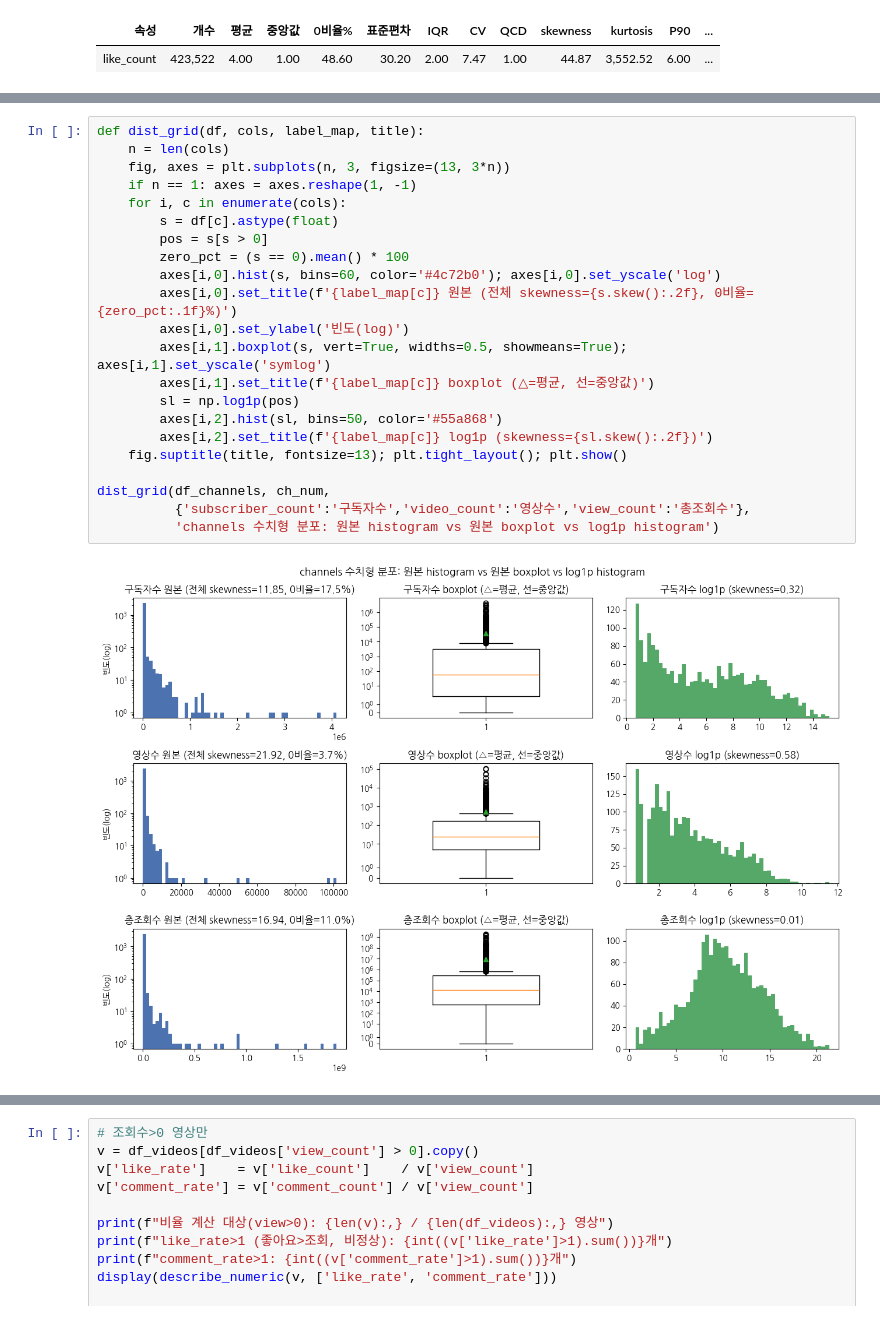
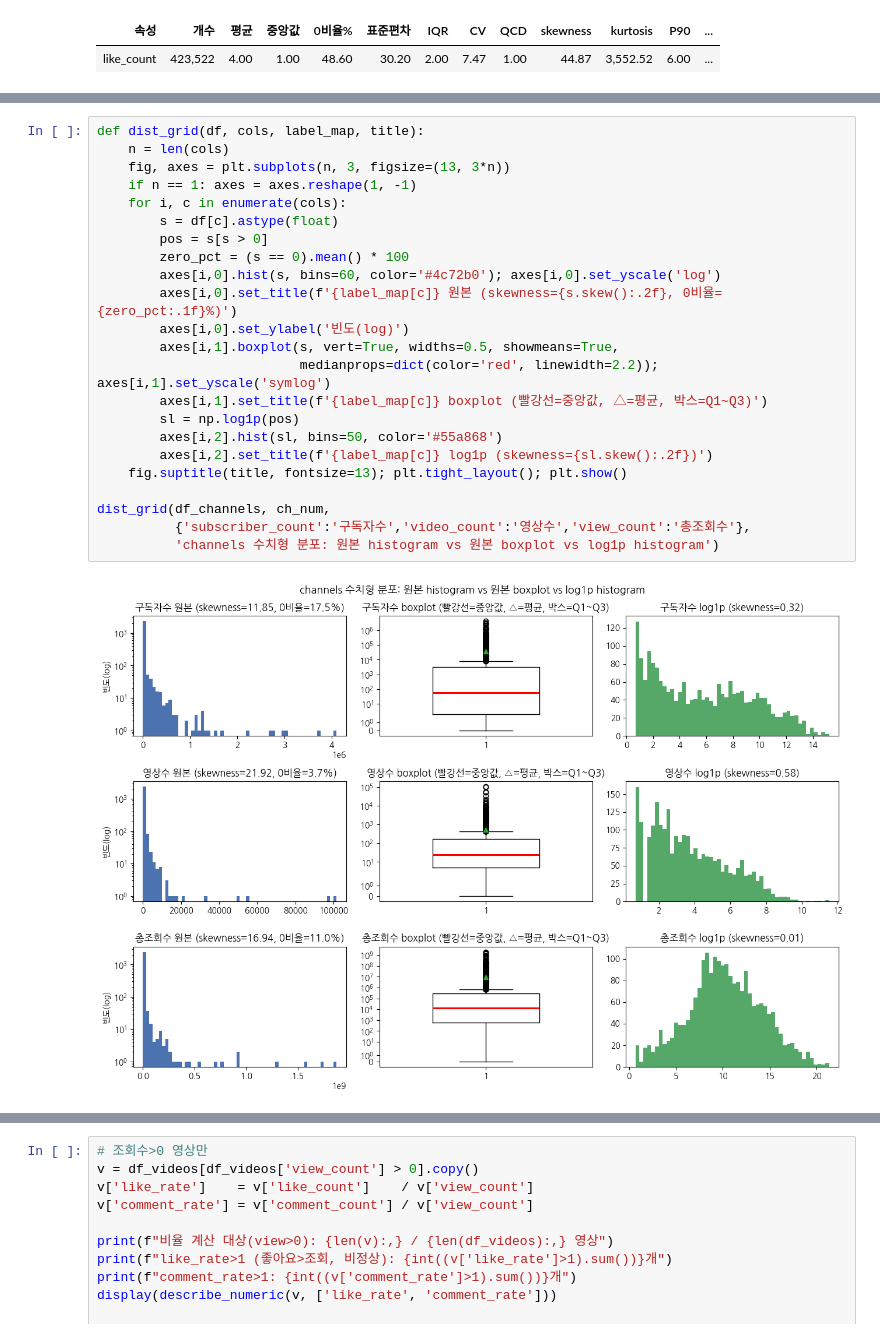
Before and after one commit to songyaeji/StockGuard_for_YouTube, a Jupyter notebook: notebooks/preprocessing.ipynb, the cells around one changed output, grey strips where cells are left out. Saved outputs shown, nothing was run; the diff lists cells and outputs as text.

```diff
--- a/notebooks/preprocessing.ipynb
+++ b/notebooks/preprocessing.ipynb
@@ -327,27 +329,28 @@ print('[comments]'); display(describe_numeric(df_comments, cm_num))
 # %%
 def dist_grid(df, cols, label_map, title):
     n = len(cols)
     fig, axes = plt.subplots(n, 3, figsize=(13, 3*n))
     if n == 1: axes = axes.reshape(1, -1)
     for i, c in enumerate(cols):
         s = df[c].astype(float)
         pos = s[s > 0]
         zero_pct = (s == 0).mean() * 100
         axes[i,0].hist(s, bins=60, color='#4c72b0'); axes[i,0].set_yscale('log')
-        axes[i,0].set_title(f'{label_map[c]} 원본 (전체 skewness={s.skew():.2f}, 0비율={zero_pct:.1f}%)')
+        axes[i,0].set_title(f'{label_map[c]} 원본 (skewness={s.skew():.2f}, 0비율={zero_pct:.1f}%)')
         axes[i,0].set_ylabel('빈도(log)')
-        axes[i,1].boxplot(s, vert=True, widths=0.5, showmeans=True); axes[i,1].set_yscale('symlog')
-        axes[i,1].set_title(f'{label_map[c]} boxplot (△=평균, 선=중앙값)')
+        axes[i,1].boxplot(s, vert=True, widths=0.5, showmeans=True,
+                          medianprops=dict(color='red', linewidth=2.2)); axes[i,1].set_yscale('symlog')
+        axes[i,1].set_title(f'{label_map[c]} boxplot (빨강선=중앙값, △=평균, 박스=Q1~Q3)')
         sl = np.log1p(pos)
         axes[i,2].hist(sl, bins=50, color='#55a868')
         axes[i,2].set_title(f'{label_map[c]} log1p (skewness={sl.skew():.2f})')
     fig.suptitle(title, fontsize=13); plt.tight_layout(); plt.show()
 
 dist_grid(df_channels, ch_num,
           {'subscriber_count':'구독자수','video_count':'영상수','view_count':'총조회수'},
           'channels 수치형 분포: 원본 histogram vs 원본 boxplot vs log1p histogram')
 # %% [output]
-[figure, old version]
+[figure, new version]
 # %%
 dist_grid(df_videos, vid_num,
           {'view_count':'영상 조회수','like_count':'좋아요','comment_count':'댓글수','duration_seconds':'영상길이(초)'},
```
Also changed, not shown: parts of 64 cells of this notebook.
